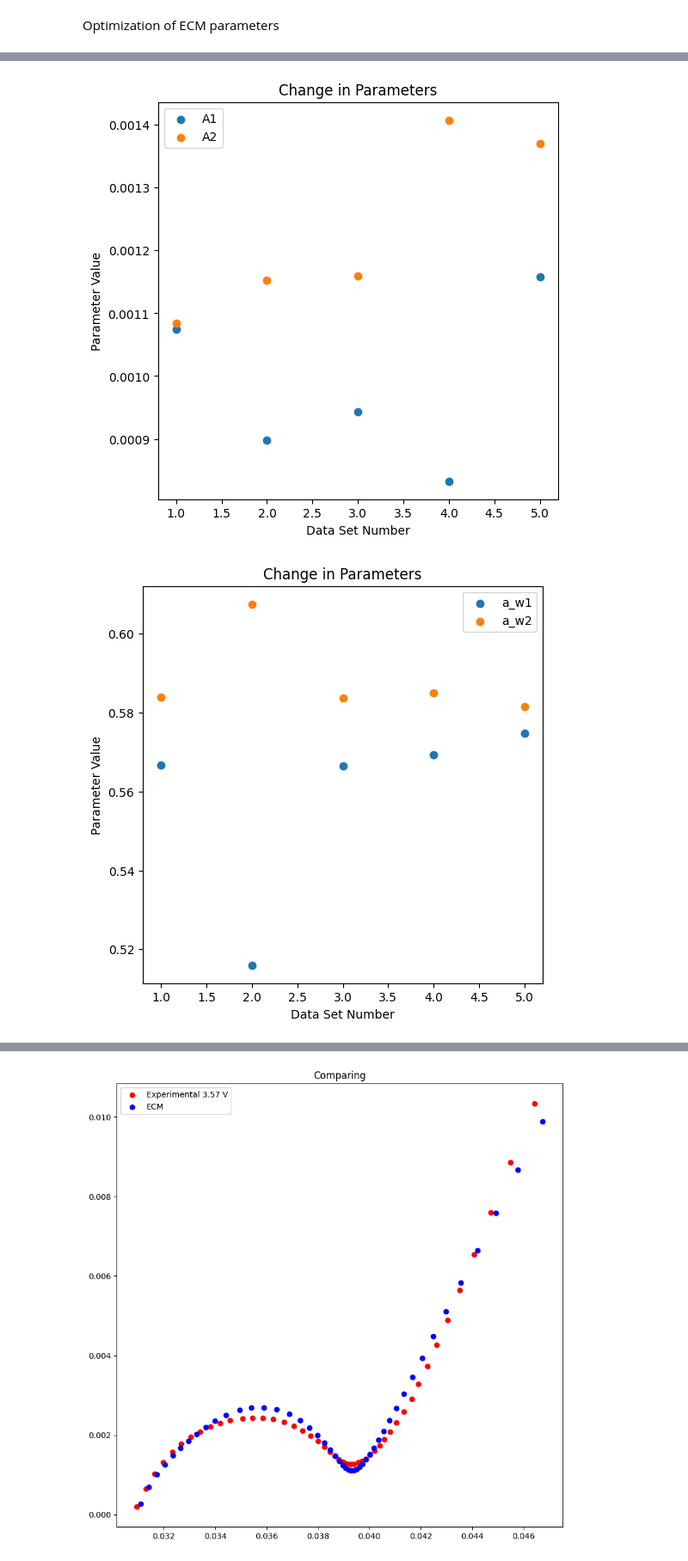
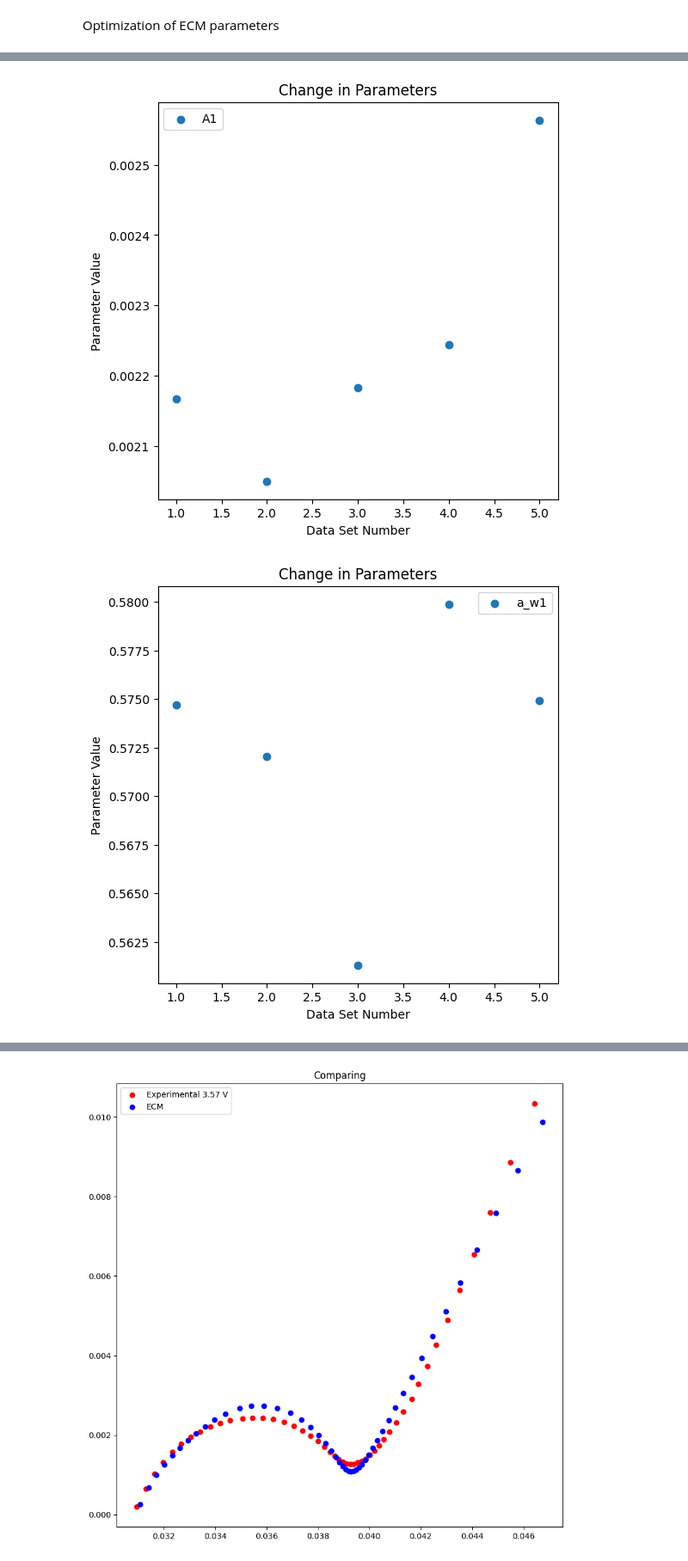
Before and after one commit to samaard2001/EIS-code, a Jupyter notebook: Code/EIS_degrad_params.ipynb, the cells around one changed output, grey strips where cells are left out. Shown at 86% size. Drawn from its saved outputs; the diff is of its cells as text; code cells hidden in the pictures.

Commit message:
Plotting battery cycling

```diff
--- a/Code/EIS_degrad_params.ipynb
+++ b/Code/EIS_degrad_params.ipynb
@@ -124,8 +124,8 @@ c_elem = {
     "R_ct2": 0.005384825939881047,  # Charge transfer resistance (Ohms)
     "Q2" : 2.339974970415867,
     "alpha2": 0.8629910852751331,
-    "A2": 0.0011934570596558787,     # Warburg coefficient
-    "a_w2": 0.5860161540205311,
+    #"A2": 0.0011934570596558787,     # Warburg coefficient
+    #"a_w2": 0.5860161540205311,
     }
 
 
@@ -160,7 +160,7 @@ def calc_Z(comp, frequencies):
     Z_cdl1 = cpe_imp(ang_freq, c_elem_up["Q1"], c_elem_up["alpha1"])
     Z_L = i_imp(ang_freq, c_elem_up["L"])
 
-    Z_W2 = wni_imp(ang_freq, c_elem_up["A2"], c_elem_up["a_w2"])
+    #Z_W2 = wni_imp(ang_freq, c_elem_up["A2"], c_elem_up["a_w2"])
     Z_cdl2 = cpe_imp(ang_freq, c_elem_up["Q2"], c_elem_up["alpha2"])
 
     # 1
@@ -169,14 +169,14 @@ def calc_Z(comp, frequencies):
     #Z = Z_L + c_elem_up["R_el"] + Z1 + Z2
 
     # 2
-    #Z1 =  1/(1/(c_elem_up["R_ct1"] + Z_W1) + 1/Z_cdl1)
-    #Z2 =  1/(1/(c_elem_up["R_ct2"]) + 1/Z_cdl2)
-    #Z = Z_L + c_elem_up["R_el"] + Z1 + Z2
+    Z1 =  1/(1/(c_elem_up["R_ct1"] + Z_W1) + 1/Z_cdl1)
+    Z2 =  1/(1/(c_elem_up["R_ct2"]) + 1/Z_cdl2)
+    Z = Z_L + c_elem_up["R_el"] + Z1 + Z2
 
     # 3
-    Z1 =  1/(1/(c_elem_up["R_ct1"] + Z_W1) + 1/Z_cdl1)
-    Z2 =  1/(1/(c_elem_up["R_ct2"] + Z_W2) + 1/Z_cdl2)
-    Z = Z_L + c_elem_up["R_el"] + Z1 + Z2
+    #Z1 =  1/(1/(c_elem_up["R_ct1"] + Z_W1) + 1/Z_cdl1)
+    #Z2 =  1/(1/(c_elem_up["R_ct2"] + Z_W2) + 1/Z_cdl2)
+    #Z = Z_L + c_elem_up["R_el"] + Z1 + Z2
 
     return Z
 
@@ -218,9 +218,10 @@ def optimize_diff(i):
     return opt_elems, final_diff, frequencies, opt.x
 
 # Example usage: optimize for a specific dataset (choose i from 1 to 5)
-i = 5 # Change i to the desired dataset index
+i = 1 # Change i to the desired dataset index
 dic_elems, final_diff, frequencies, list_elems = optimize_diff(i)
 print(dic_elems)
+
 
 diff1 = 7.661045025332906e-07 + 5.206179395934144e-06 + 9.578269123384994e-06 + 2.0128220759877942e-05 + 1.8415817063411835e-05
 diff2 = 4.904406604759883e-07 + 1.7451590867924578e-06 + 1.7443521759186289e-06 + 2.6961066887229367e-06 + 3.2100672368715225e-06
@@ -265,7 +286,7 @@ plot_change_param(['R_el'])
 plot_change_param(['L'])
 plot_change_param(['Q1', 'Q2'])
 plot_change_param(['alpha1', 'alpha2'])
-plot_change_param(['A1', 'A2'])
-plot_change_param(['a_w1', 'a_w2'])
+plot_change_param(['A1'])
+plot_change_param(['a_w1'])
 plot_change_param(['R_ct1','R_ct2'])
 # %% [output]
@@ -276,2 +297,2 @@ plot_change_param(['R_ct1','R_ct2'])
-[figure, old version]
+[figure, new version]
-[figure, old version]
+[figure, new version]
```
Also changed, not shown: parts of 5 cells of this notebook, 4 other files.
